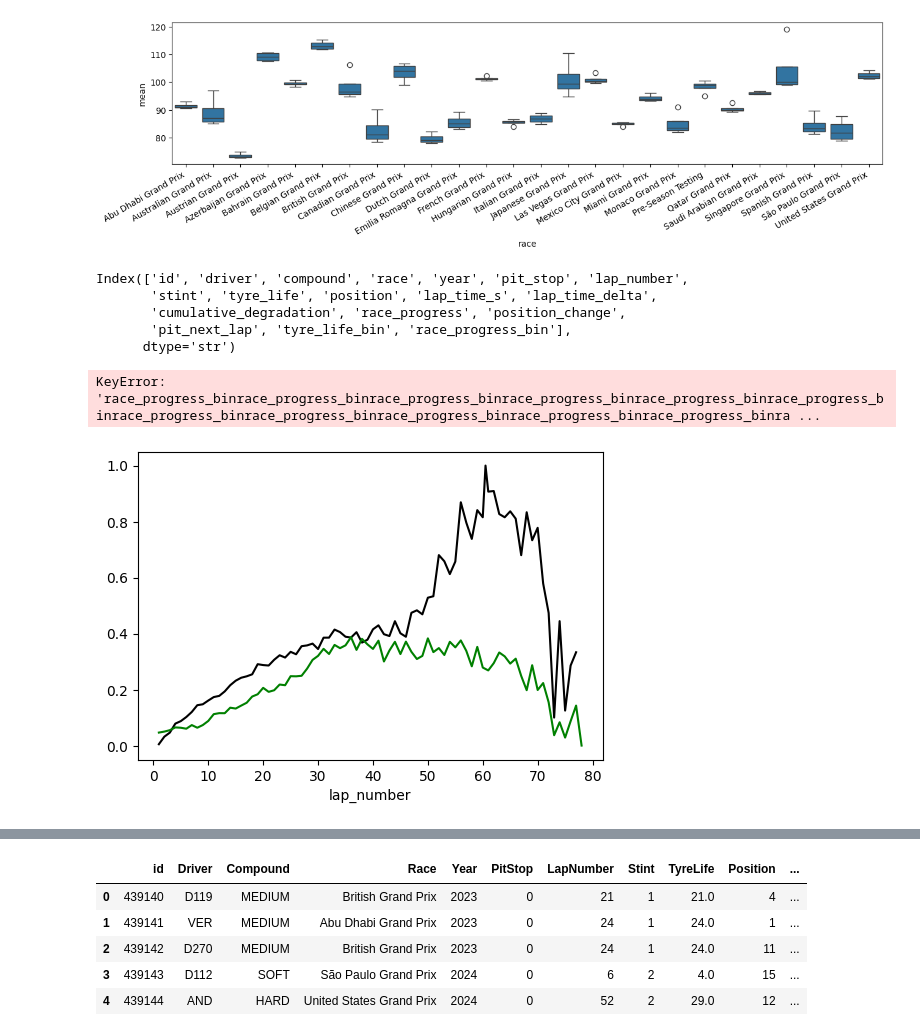
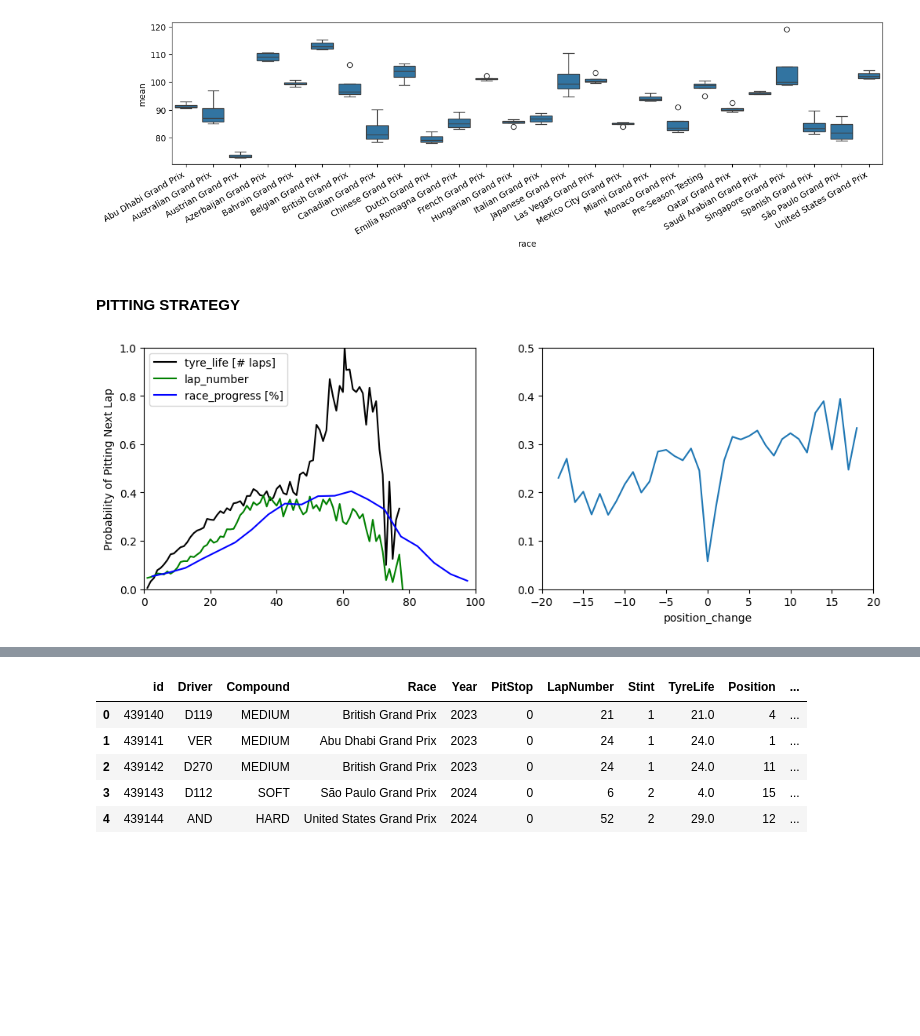
Before and after one commit to giacomoscanavini/data_science_notebooks, a Jupyter notebook: predicting_f1_pit_stops.ipynb, the cells around one changed output, grey strips where cells are left out. Saved outputs shown, nothing was run; the diff lists cells and outputs as text; code cells hidden in the pictures; blank space fills up the shorter version.

```diff
--- a/predicting_f1_pit_stops.ipynb
+++ b/predicting_f1_pit_stops.ipynb
@@ -619,31 +623,34 @@ ax.set_xticklabels(ax.get_xticklabels(), rotation=30, ha='right')
 plt.show()
 # %% [output]
 [figure]
-# %%
-df.columns
-# %% [output]
-Index(['id', 'driver', 'compound', 'race', 'year', 'pit_stop', 'lap_number',
-       'stint', 'tyre_life', 'position', 'lap_time_s', 'lap_time_delta',
-       'cumulative_degradation', 'race_progress', 'position_change',
-       'pit_next_lap', 'tyre_life_bin', 'race_progress_bin'],
-      dtype='str')
+# %% [markdown]
+#### PITTING STRATEGY
 # %%
 # PitNextLap vs TyreLife
-fig, ax = plt.subplots(1, 1, figsize=(6, 4))
-df.groupby('tyre_life')['pit_next_lap'].mean().plot(color='black', ax=ax)
-df.groupby('lap_number')['pit_next_lap'].mean().plot(color='green', ax=ax)
-df.groupby('race_progress_bin' * 100)['pit_next_lap'].mean().plot(color='blue', ax=ax)
-ax.set_xlim(0, 100)
-plt.show()
+fig, ax = plt.subplots(1, 2, figsize=(12, 4))
+data = df.groupby('tyre_life')['pit_next_lap'].mean()
+ax[0].plot(data.index, data.values, color='black', label='tyre_life [# laps]')
 
+# PitNextLap vs LapNumber
+data = df.groupby('lap_number')['pit_next_lap'].mean()
+ax[0].plot(data.index, data.values, color='green', label='lap_number')
 
 # PitNextLap vs RaceProgress
+pit_prob = (
+    df.groupby("race_progress_bin")["pit_next_lap"]
+    .mean()
+)
+ax[0].plot(np.linspace(2.5, 97.5, 20), pit_prob.values, color='blue', label='race_progress [%]')
+ax[0].set_xlabel("")
+ax[0].set_ylabel("Probability of Pitting Next Lap")
+ax[0].set_xlim(0, 100)
+ax[0].set_ylim(0, 1)
+ax[0].legend()
 
-# PitNextLap vs Stint
+df.groupby('position_change')['pit_next_lap'].mean().plot(ax=ax[1])
+ax[1].set_xlim(-20, 20)
+ax[1].set_ylim(0, 0.5)
 
-# PitNextLap vs Position
-
-# PitNextLap vs PositionChange
+plt.show()
 # %% [output]
-KeyError: 'race_progress_binrace_progress_binrace_progress_binrace_progress_binrace_progress_binrace_progress_binrace_progress_binrace_progress_binrace_progress_binrace_progress_binrace_progress_binra ...
-[figure, old version]
+[figure, new version]
```
Also changed, not shown: parts of 7 cells of this notebook.
